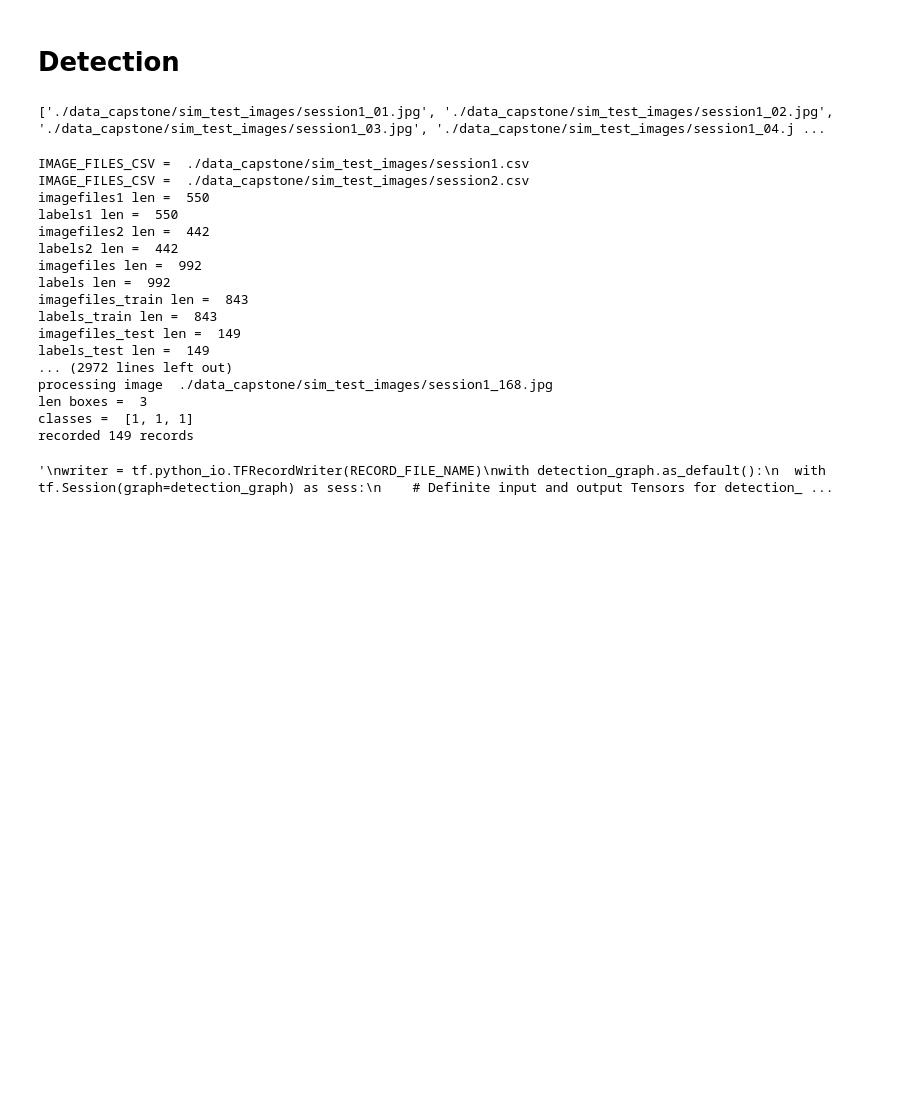
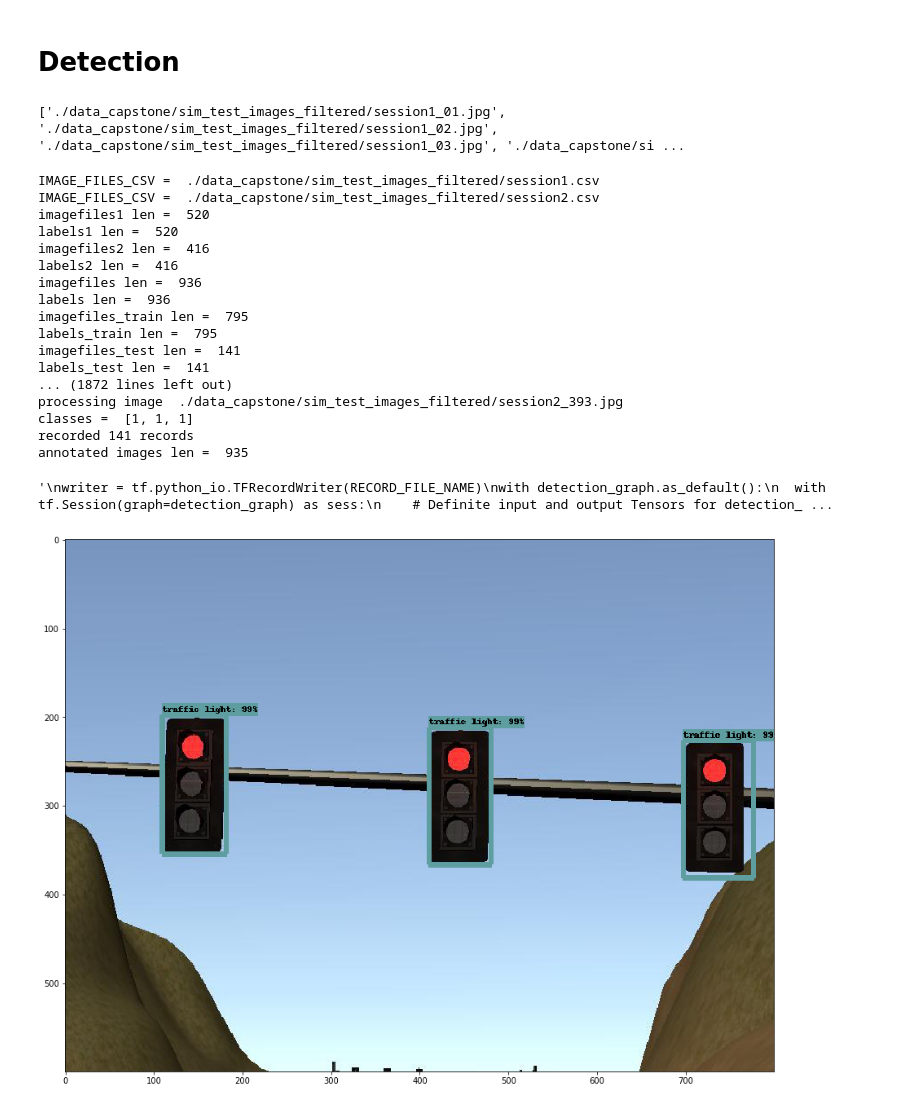
Before and after one commit to kashmawy/CarND-Capstone, a Jupyter notebook: ros/src/tl_detector/light_classification/detection_api/object_detection_record.ipynb, the cells around one changed output. Saved outputs shown, nothing was run; the diff lists cells and outputs as text; code cells hidden in the pictures; blank space fills up the shorter version.

```diff
--- a/ros/src/tl_detector/light_classification/detection_api/object_detection_record.ipynb
+++ b/ros/src/tl_detector/light_classification/detection_api/object_detection_record.ipynb
@@ -134,7 +134,7 @@ def load_image_into_numpy_array(image):
 # PATH_TO_TEST_IMAGES_DIR = os.path.join(DATA_DIR, 'test_images')
 # TEST_IMAGE_PATHS = [ os.path.join(PATH_TO_TEST_IMAGES_DIR, 'just_traffic_light_0{}.jpg'.format(120 + i)) for i in range(0, 3) ]
 
-PATH_TO_TEST_IMAGES_DIR = os.path.join(DATA_DIR, 'sim_test_images')
+PATH_TO_TEST_IMAGES_DIR = os.path.join(DATA_DIR, 'sim_test_images_filtered')
 TEST_IMAGE_PATHS = [ os.path.join(PATH_TO_TEST_IMAGES_DIR, 'session1_{:02d}.jpg'.format(i + 1)) for i in range(0, 5) ]
 
 print(TEST_IMAGE_PATHS)
@@ -143,7 +143,7 @@ print(TEST_IMAGE_PATHS)
 # Size, in inches, of the output images.
 IMAGE_SIZE = (16, 12)
 # %% [output]
-['./data_capstone/sim_test_images/session1_01.jpg', './data_capstone/sim_test_images/session1_02.jpg', './data_capstone/sim_test_images/session1_03.jpg', './data_capstone/sim_test_images/session1_04.j ...
+['./data_capstone/sim_test_images_filtered/session1_01.jpg', './data_capstone/sim_test_images_filtered/session1_02.jpg', './data_capstone/sim_test_images_filtered/session1_03.jpg', './data_capstone/si ...
 # %%
 def encode_image_array_as_jpg_str(image):
   """Encodes a numpy array into a JPEG string.
@@ -215,14 +215,14 @@ def create_record(boxes, newclass, image, filepath):
     return tf_record
 # %%
 TRAFFIC_LIGHT = 10
-THRESHOLD = 0.8
+THRESHOLD = 0.80
 
-IMAGE_FILES_DIR = os.path.join(DATA_DIR, 'sim_test_images')
+IMAGE_FILES_DIR = os.path.join(DATA_DIR, 'sim_test_images_filtered')
 IMAGE_FILES_CSV1 = os.path.join(IMAGE_FILES_DIR, 'session1.csv')
 IMAGE_FILES_CSV2 = os.path.join(IMAGE_FILES_DIR, 'session2.csv')
 
-RECORD_FILE_NAME_TRAIN = os.path.join(DATA_DIR, 'train_data', 'train_data_multi.record')
-RECORD_FILE_NAME_TEST = os.path.join(DATA_DIR, 'train_data', 'test_data_multi.record')
+RECORD_FILE_NAME_TRAIN = os.path.join(DATA_DIR, 'train_data', 'train_data_multi2.record')
+RECORD_FILE_NAME_TEST = os.path.join(DATA_DIR, 'train_data', 'test_data_multi2.record')
 
 
 def load_images_labels(csv_file, images_dir):
@@ -276,6 +276,9 @@ print('imagefiles_test len = ', len(imagefiles_test))
 print('labels_test len = ', len(labels_test))
 
 
+annotated_images = []
+
+
 def prepare_tf_record_file(images, labels, record_filename):
     print('Preparing tf records: ', record_filename, ' ...')
     writer = tf.python_io.TFRecordWriter(record_filename)
@@ -319,19 +322,47 @@ def prepare_tf_record_file(images, labels, record_filename):
                     light_boxes.append(boxes[j])
                     light_scores.append(scores[j])
           if len(light_boxes) > 0:
-              print('len boxes = ', len(light_boxes))
+#               print('len boxes = ', len(light_boxes))
               record = create_record(light_boxes, image_label, image_np, image_path)
               writer.write(record.SerializeToString())
               records_cnt += 1
 
+#               print('light_boxes = ', light_boxes)
+#               print('light_classes = ', light_classes)
+#               print('light_scores = ', light_scores)
+
+
+              vis_util.visualize_boxes_and_labels_on_image_array(
+                  image_np,
+                  np.array(light_boxes),
+                  np.array(light_classes),
+                  np.array(light_scores),
+                  category_index,
+                  use_normalized_coordinates=True,
+                  line_thickness=6)
+              annotated_images.append(image_np)
+#               plt.figure(figsize=IMAGE_SIZE)
+#               plt.imshow(image_np)
+
     writer.close()
     print('recorded {} records'.format(records_cnt))
+
+
+# prepare_tf_record_file(imagefiles1, labels1, RECORD_FILE_NAME_TRAIN+'-test')
+# prepare_tf_record_file(imagefiles2, labels2, RECORD_FILE_NAME_TRAIN+'-test')
+
+
+
 
 
 prepare_tf_record_file(imagefiles_train, labels_train, RECORD_FILE_NAME_TRAIN)
 prepare_tf_record_file(imagefiles_test, labels_test, RECORD_FILE_NAME_TEST)
 
 
+print('annotated images len = ', len(annotated_images))
+
+plt.figure(figsize=IMAGE_SIZE)
+plt.imshow(annotated_images[0])
 
 # print('imagefiles = ', imagefiles[:10])
 # print('labels = ', labels[:10])
@@ -374,46 +405,47 @@ with detection_graph.as_default():
                 print("score:", scores[j],"box:",boxes[j])
                 light_classes.append(classes[j])
                 light_boxes.append(boxes[j])
                 light_scores.append(scores[j])
                 record = create_record(boxes[j], image_label, image_np, image_path)
                 writer.write(record.SerializeToString())
 #                 print('record = ', record)
 
 #       print('boxes = ', boxes)
 #       print('classes = ', classes)
 #       print('scores = ', scores)
       # Visualization of the results of a detection.
 
 #       vis_util.visualize_boxes_and_labels_on_image_array(
 #           image_np,
 #           np.squeeze(light_boxes),
 #           np.squeeze(light_classes).astype(np.int32),
 #           np.squeeze(light_scores),
 #           category_index,
 #           use_normalized_coordinates=True,
 #           line_thickness=6)
 #       plt.figure(figsize=IMAGE_SIZE)
 #       plt.imshow(image_np)
 
 
 writer.close()
 '''
 # %% [output]
-IMAGE_FILES_CSV =  ./data_capstone/sim_test_images/session1.csv
-IMAGE_FILES_CSV =  ./data_capstone/sim_test_images/session2.csv
-imagefiles1 len =  550
-labels1 len =  550
-imagefiles2 len =  442
-labels2 len =  442
-imagefiles len =  992
-labels len =  992
-imagefiles_train len =  843
-labels_train len =  843
-imagefiles_test len =  149
-labels_test len =  149
-... (2972 lines left out)
-processing image  ./data_capstone/sim_test_images/session1_168.jpg
-len boxes =  3
+IMAGE_FILES_CSV =  ./data_capstone/sim_test_images_filtered/session1.csv
+IMAGE_FILES_CSV =  ./data_capstone/sim_test_images_filtered/session2.csv
+imagefiles1 len =  520
+labels1 len =  520
+imagefiles2 len =  416
+labels2 len =  416
+imagefiles len =  936
+labels len =  936
+imagefiles_train len =  795
+labels_train len =  795
+imagefiles_test len =  141
+labels_test len =  141
+... (1872 lines left out)
+processing image  ./data_capstone/sim_test_images_filtered/session2_393.jpg
 classes =  [1, 1, 1]
-recorded 149 records
+recorded 141 records
+annotated images len =  935
 '\nwriter = tf.python_io.TFRecordWriter(RECORD_FILE_NAME)\nwith detection_graph.as_default():\n  with tf.Session(graph=detection_graph) as sess:\n    # Definite input and output Tensors for detection_ ...
+[figure, added]
```
Also changed, not shown: parts of 4 cells of this notebook, 11 other files.
